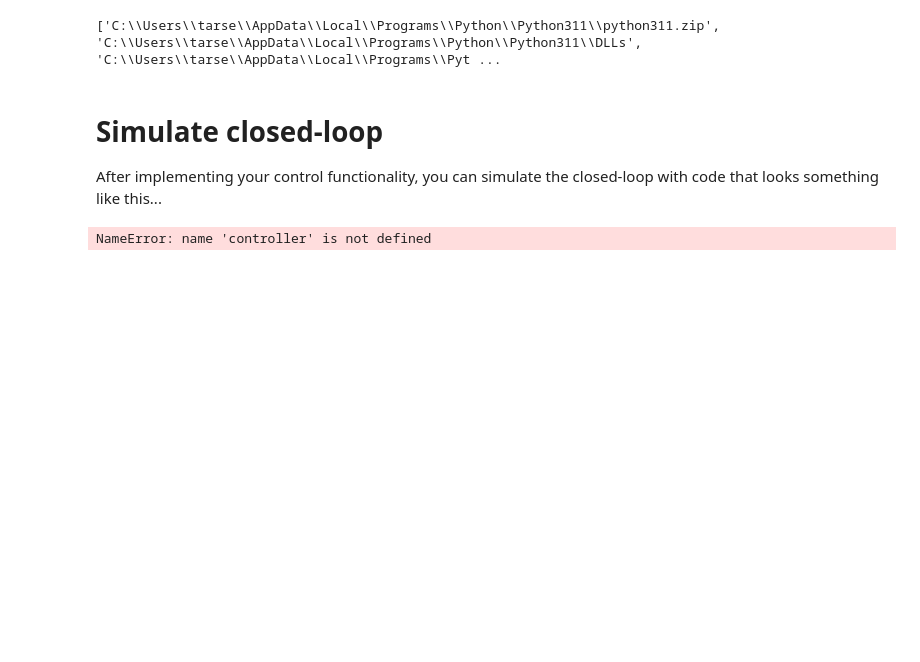
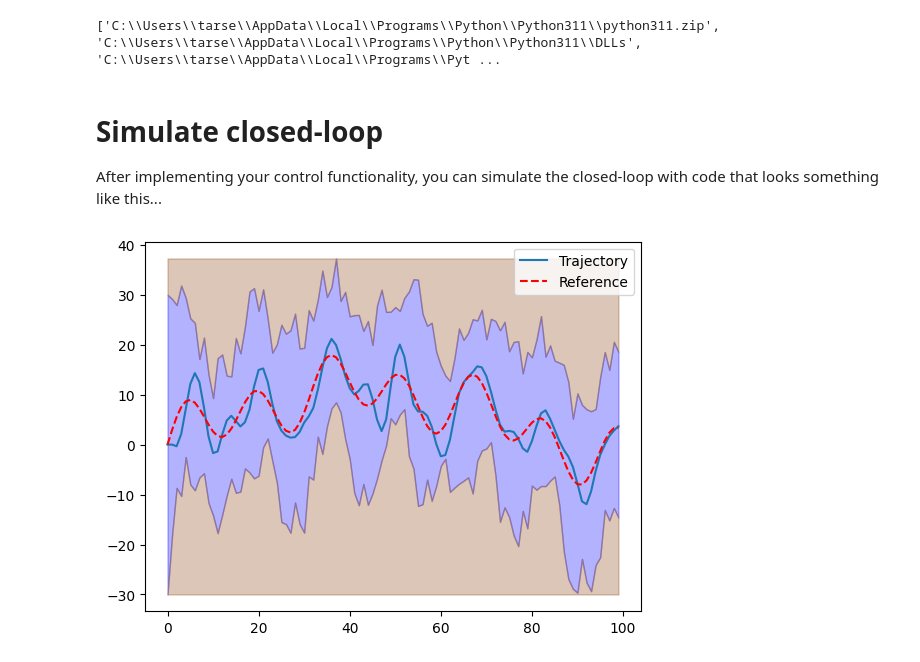
Before and after one commit to mans4573/b1-coding-practical-mt24, a Jupyter notebook: notebooks/demo.ipynb, the cells around one changed output. Drawn from its saved outputs; the diff is of its cells as text; code cells hidden in the pictures; blank space fills up the shorter version.

Commit message:
Fixed some FileNotFoundError errors

```diff
--- a/notebooks/demo.ipynb
+++ b/notebooks/demo.ipynb
@@ -16,14 +13,18 @@ print(sys.path)
 After implementing your control functionality, you can simulate the closed-loop with code that looks something like this...
 # %%
 # Import relevant modules
-from uuv_mission import Submarine,ClosedLoop,Mission
+from uuv_mission import Submarine, ClosedLoop, Mission
+from uuv_mission.controller import PDController
 
 sub = Submarine()
-# Instantiate your controller (depending on your implementation)
-closed_loop = ClosedLoop(sub, controller)
-mission = Mission.from_csv("path/to/file") # You must implement this method in the Mission class
-
+# Adjust controller gains
+KP = 0.2
+KD = 0.7
+# Instantiate your controller
+controller = PDController(KP, KD)
+closed_loop = ClosedLoop(sub, controller=controller)
+mission = Mission.from_csv("../data/mission.csv")  # Provide the correct path to the CSV file
 trajectory = closed_loop.simulate_with_random_disturbances(mission)
 trajectory.plot_completed_mission(mission)
 # %% [output]
-NameError: name 'controller' is not defined
+[figure, added]
```
Also changed, not shown: parts of 1 cell of this notebook, 1 other file.
